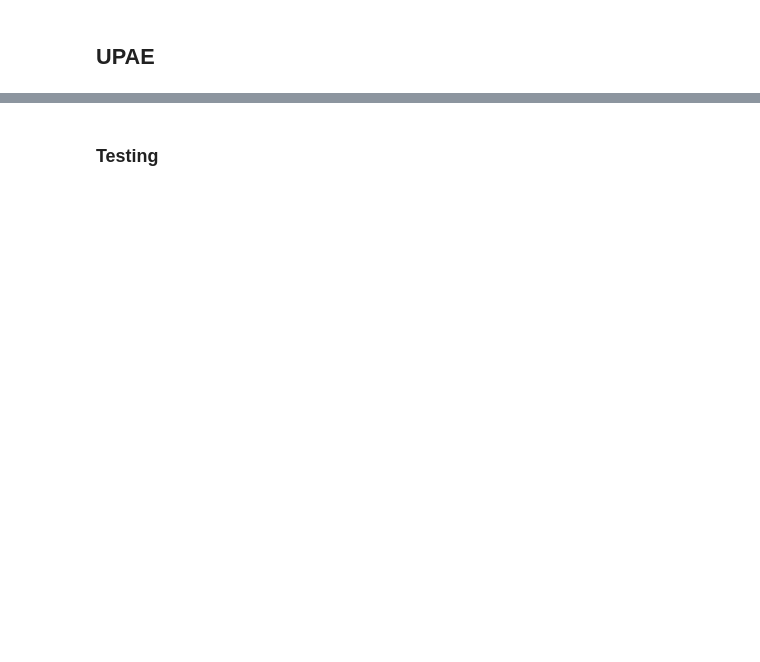
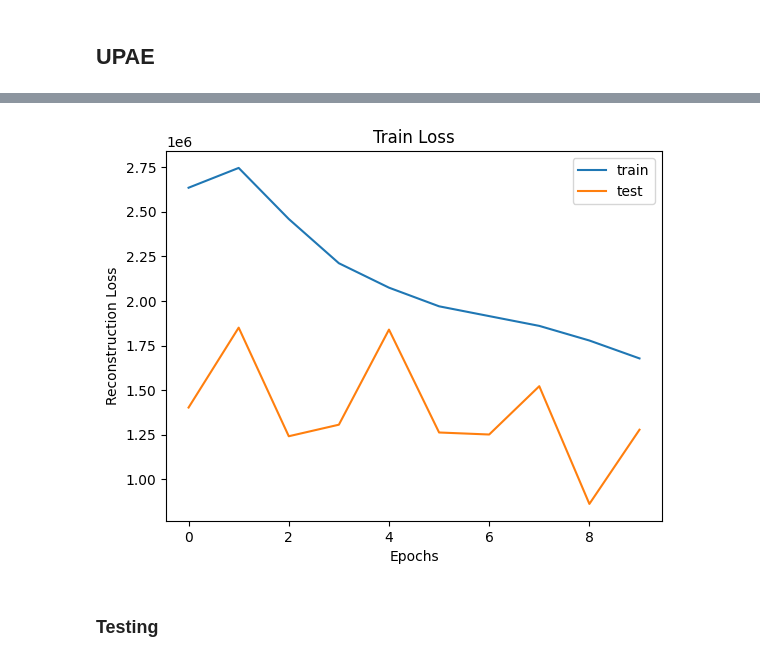
Before and after one commit to ronocara/Thesis-MURA, a Jupyter notebook: cara-main.ipynb, the cells around one changed output, grey strips where cells are left out. Saved outputs shown, nothing was run; the diff lists cells and outputs as text; code cells hidden in the pictures; blank space fills up the shorter version.

Commit message:
added train vs validation loss

```diff
--- a/cara-main.ipynb
+++ b/cara-main.ipynb
@@ -48,3 +45,17 @@ UPAE Validation
+# %%
+
+train_loss = history_train.history['binary_crossentropy: ']
+valid_loss = history_valid.history['binary_crossentropy: ']
+
+pyplot.plot(train_loss , label='train')
+pyplot.plot(valid_loss , label='test')
+pyplot.title('Train Loss')
+pyplot.xlabel('Epochs')
+pyplot.ylabel('Reconstruction Loss')
+pyplot.legend()
+pyplot.show()
+# %% [output]
+[figure, added]
 # %% [markdown]
 ### Testing
 # %%
```
Also changed, not shown: parts of 6 cells of this notebook, 2 other files.
